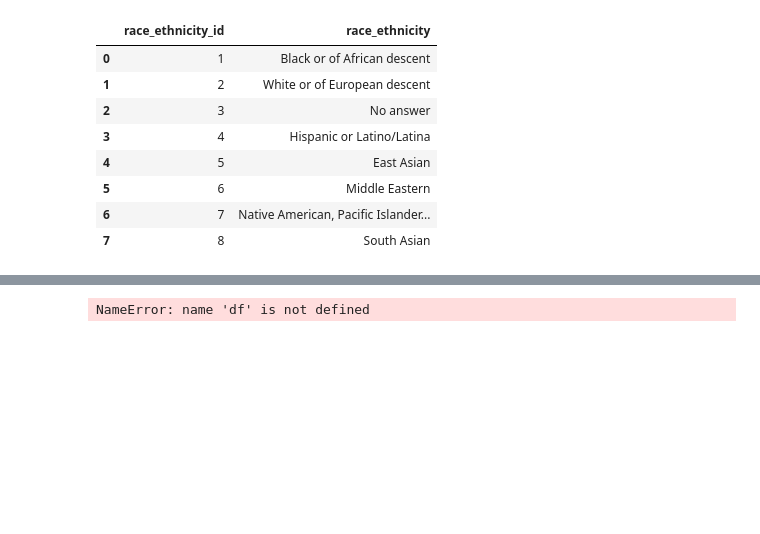
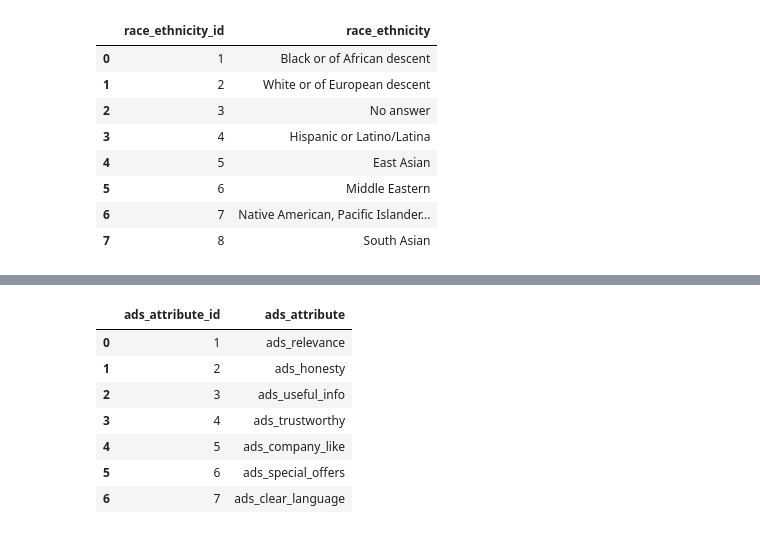
Before and after one commit to darmasaputra/finalAPAN5310, a Jupyter notebook: Developer Survey_Subset_ETL.ipynb, the cells around one changed output, grey strips where cells are left out. Saved outputs shown, nothing was run; the diff lists cells and outputs as text; code cells hidden in the pictures; blank space fills up the shorter version.

```diff
--- a/Developer Survey_Subset_ETL.ipynb
+++ b/Developer Survey_Subset_ETL.ipynb
@@ -1753,9 +1758,22 @@ NameError: name 'Race_Ethnicities_Respondents' is not defined
 # %%
 # Split Adspriorities and expand row-wise. Store in a temporary dataframe
-temp_AdsPriorities_df = df[["respondent_id", "AdsPriorities1", "AdsPriorities2", "AdsPriorities3", "AdsPriorities4", "AdsPriorities5", "AdsPriorities6", "AdsPriorities7"]]
-temp_AdsPriorities_df = temp_AdsPriorities_df.set_index("respondent_id").stack().reset_index()
+temp_AdsAttributes_df = df[["respondent_id", "AdsPriorities1", "AdsPriorities2", "AdsPriorities3", "AdsPriorities4", "AdsPriorities5", "AdsPriorities6", "AdsPriorities7"]]
+temp_AdsAttributes_df.columns = ['respondent_id',"ads_relevance", "ads_honesty", "ads_useful_info", "ads_trustworthy", "ads_company_like", "ads_special_offers", "ads_clear_language"]
+temp_AdsAttributes_df = temp_AdsAttributes_df.set_index("respondent_id").stack().reset_index()
 #rename the column
-temp_AdsPriorities_df = temp_AdsPriorities_df.rename(columns={"level_1": "AdsPriorities",0:"Rank" })
-temp_AdsPriorities_df.head(15)
+temp_AdsAttributes_df = temp_AdsAttributes_df.rename(columns={"level_1": "ads_attribute",0:"rank" })
-# %% [output]
-NameError: name 'df' is not defined
+# %%
+# Create a dataframe with unique Ads_Attributes
+Ads_Attributes = pd.DataFrame(temp_AdsAttributes_df.ads_attribute.unique(), columns=['ads_attribute'])
+# Add incrementing integers for SexualOrientation_id
+Ads_Attributes.insert(0, 'ads_attribute_id', range(1, 1 + len(Ads_Attributes)))
+Ads_Attributes
+# %% [output]
+|  | ads_attribute_id | ads_attribute |
+| 0 | 1 | ads_relevance |
+| 1 | 2 | ads_honesty |
+| 2 | 3 | ads_useful_info |
+| 3 | 4 | ads_trustworthy |
+| 4 | 5 | ads_company_like |
+| 5 | 6 | ads_special_offers |
+| 6 | 7 | ads_clear_language |
```
Also changed, not shown: parts of 24 cells of this notebook, 6 other files.
